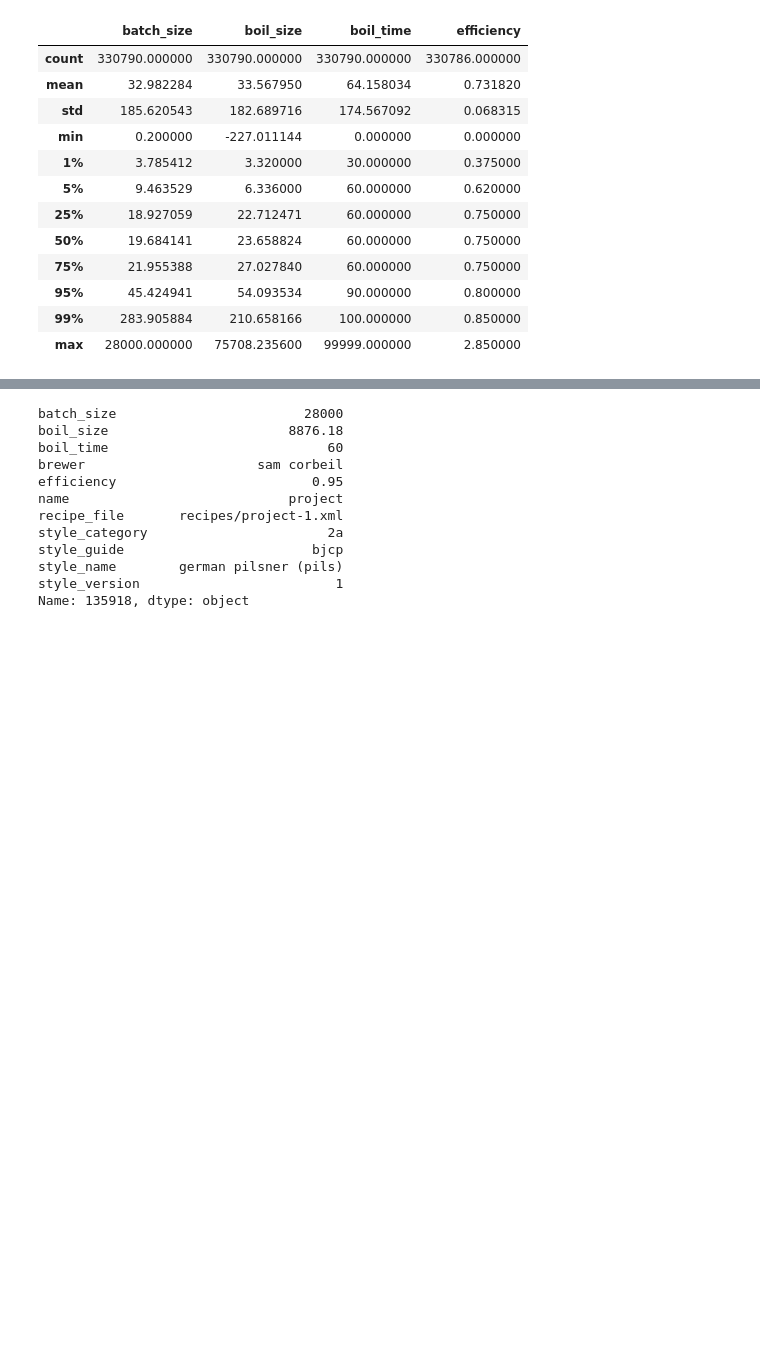
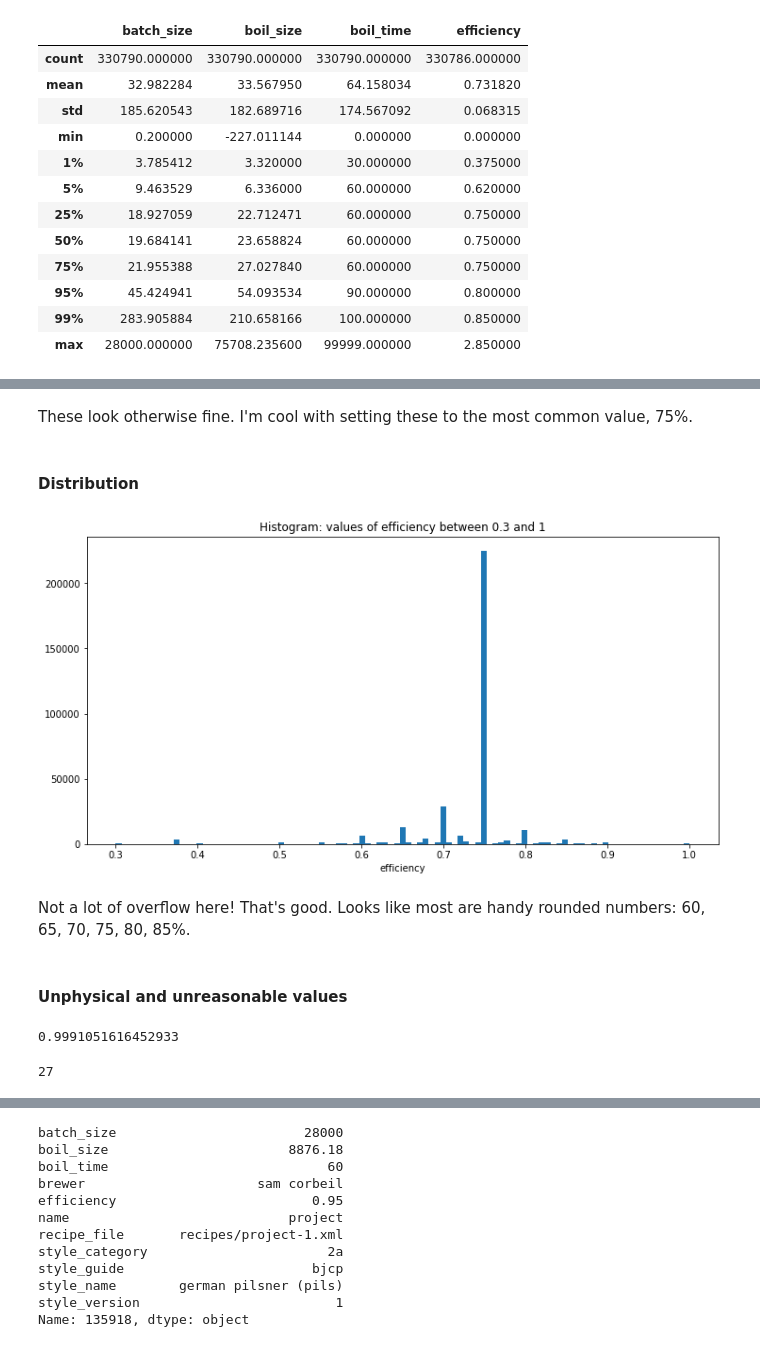
Before and after one commit to rmwoods/beer.ai, a Jupyter notebook: beer.ai/Ingredient Exploration.ipynb, the cells around one changed output, grey strips where cells are left out. Cells and saved outputs as stored; diff of their text form; code cells hidden in the pictures; blank space fills up the shorter version.

```diff
--- a/beer.ai/Ingredient Exploration.ipynb
+++ b/beer.ai/Ingredient Exploration.ipynb
@@ -64,0 +81,2 @@ core[cols].describe(percentiles=[0.01,0.05,0.25,0.5,0.75,0.95,0.99])
+# %%
+qty = 'efficiency'
@@ -64,0 +95,32 @@ core[cols].describe(percentiles=[0.01,0.05,0.25,0.5,0.75,0.95,0.99])
+# %% [markdown]
+These look otherwise fine. I'm cool with setting these to the most common value, 75%.
+# %% [markdown]
+#### Distribution
+# %%
+qty_values = core[qty].dropna()
+# %%
+# Set reasonable values
+bounds = [0.3, 1]
+# %%
+# Show a histogram
+# Use both underflow and overflow bins
+bins = np.linspace(bounds[0], bounds[1], 100)
+plt.hist(np.clip(qty_values, bins[0], bins[-1]), bins=bins)
+plt.title('Histogram: values of {} between {} and {}'.format(qty, bounds[0], bounds[1]))
+plt.xlabel(qty);
+# %% [output]
+[figure, added]
+# %% [markdown]
+Not a lot of overflow here! That's good. Looks like most are handy rounded numbers: 60, 65, 70, 75, 80, 85%.
+# %% [markdown]
+#### Unphysical and unreasonable values
+# %%
+# What fraction are good?
+qty_values[qty_values.between(*bounds)].count()/qty_values.count()
+# %% [output]
+0.9991051616452933
+# %%
+# How many are high?
+qty_values[qty_values > max(bounds)].count()
+# %% [output]
+27
```
Also changed, not shown: parts of 66 cells of this notebook.
